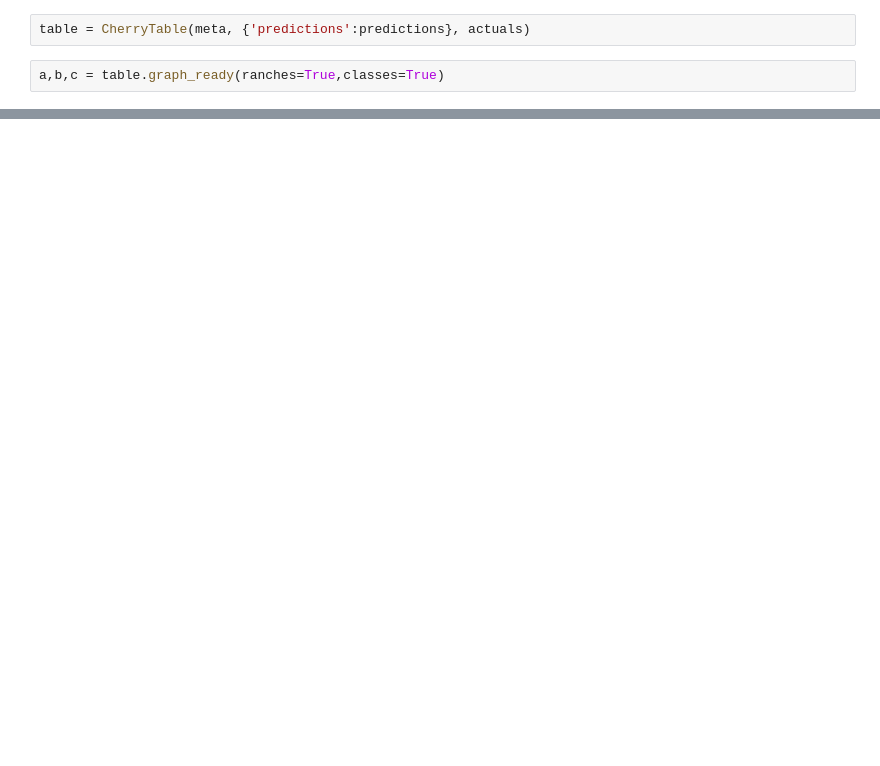
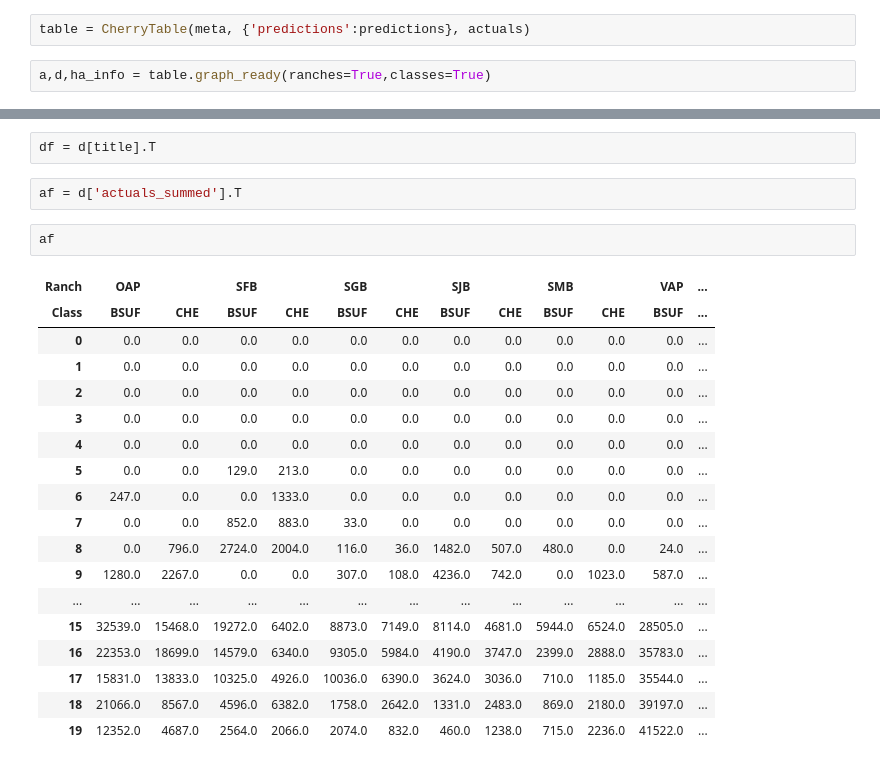
Before and after one commit to ZakirBAhmad/CherryOnTop, a Jupyter notebook: sandbox/graphing.ipynb, the cells around one changed output, grey strips where cells are left out. Drawn from its saved outputs; the diff is of its cells as text; blank space fills up the shorter version.

Commit message:
initial graphing preds + actuals

```diff
--- a/sandbox/graphing.ipynb
+++ b/sandbox/graphing.ipynb
@@ -35,4 +34,4 @@ actuals = test.Y_kilos.detach().numpy()
 # %%
 table = CherryTable(meta, {'predictions':predictions}, actuals)
 # %%
-a,b,c = table.graph_ready(ranches=True,classes=True)
+a,d,ha_info = table.graph_ready(ranches=True,classes=True)
@@ -57,0 +57,25 @@ plt.show()
+# %%
+df = d[title].T
+# %%
+af = d['actuals_summed'].T
+# %%
+af
+# %% [output]
+| Ranch | OAP |  | SFB |  | SGB |  | SJB |  | SMB |  | VAP | ... |
+| Class | BSUF | CHE | BSUF | CHE | BSUF | CHE | BSUF | CHE | BSUF | CHE | BSUF | ... |
+| 0 | 0.0 | 0.0 | 0.0 | 0.0 | 0.0 | 0.0 | 0.0 | 0.0 | 0.0 | 0.0 | 0.0 | ... |
+| 1 | 0.0 | 0.0 | 0.0 | 0.0 | 0.0 | 0.0 | 0.0 | 0.0 | 0.0 | 0.0 | 0.0 | ... |
+| 2 | 0.0 | 0.0 | 0.0 | 0.0 | 0.0 | 0.0 | 0.0 | 0.0 | 0.0 | 0.0 | 0.0 | ... |
+| 3 | 0.0 | 0.0 | 0.0 | 0.0 | 0.0 | 0.0 | 0.0 | 0.0 | 0.0 | 0.0 | 0.0 | ... |
+| 4 | 0.0 | 0.0 | 0.0 | 0.0 | 0.0 | 0.0 | 0.0 | 0.0 | 0.0 | 0.0 | 0.0 | ... |
+| 5 | 0.0 | 0.0 | 129.0 | 213.0 | 0.0 | 0.0 | 0.0 | 0.0 | 0.0 | 0.0 | 0.0 | ... |
+| 6 | 247.0 | 0.0 | 0.0 | 1333.0 | 0.0 | 0.0 | 0.0 | 0.0 | 0.0 | 0.0 | 0.0 | ... |
+| 7 | 0.0 | 0.0 | 852.0 | 883.0 | 33.0 | 0.0 | 0.0 | 0.0 | 0.0 | 0.0 | 0.0 | ... |
+| 8 | 0.0 | 796.0 | 2724.0 | 2004.0 | 116.0 | 36.0 | 1482.0 | 507.0 | 480.0 | 0.0 | 24.0 | ... |
+| 9 | 1280.0 | 2267.0 | 0.0 | 0.0 | 307.0 | 108.0 | 4236.0 | 742.0 | 0.0 | 1023.0 | 587.0 | ... |
+| ... | ... | ... | ... | ... | ... | ... | ... | ... | ... | ... | ... | ... |
+| 15 | 32539.0 | 15468.0 | 19272.0 | 6402.0 | 8873.0 | 7149.0 | 8114.0 | 4681.0 | 5944.0 | 6524.0 | 28505.0 | ... |
+| 16 | 22353.0 | 18699.0 | 14579.0 | 6340.0 | 9305.0 | 5984.0 | 4190.0 | 3747.0 | 2399.0 | 2888.0 | 35783.0 | ... |
+| 17 | 15831.0 | 13833.0 | 10325.0 | 4926.0 | 10036.0 | 6390.0 | 3624.0 | 3036.0 | 710.0 | 1185.0 | 35544.0 | ... |
+| 18 | 21066.0 | 8567.0 | 4596.0 | 6382.0 | 1758.0 | 2642.0 | 1331.0 | 2483.0 | 869.0 | 2180.0 | 39197.0 | ... |
+| 19 | 12352.0 | 4687.0 | 2564.0 | 2066.0 | 2074.0 | 832.0 | 460.0 | 1238.0 | 715.0 | 2236.0 | 41522.0 | ... |
```
Also changed, not shown: parts of 10 cells of this notebook, 4 other files.
